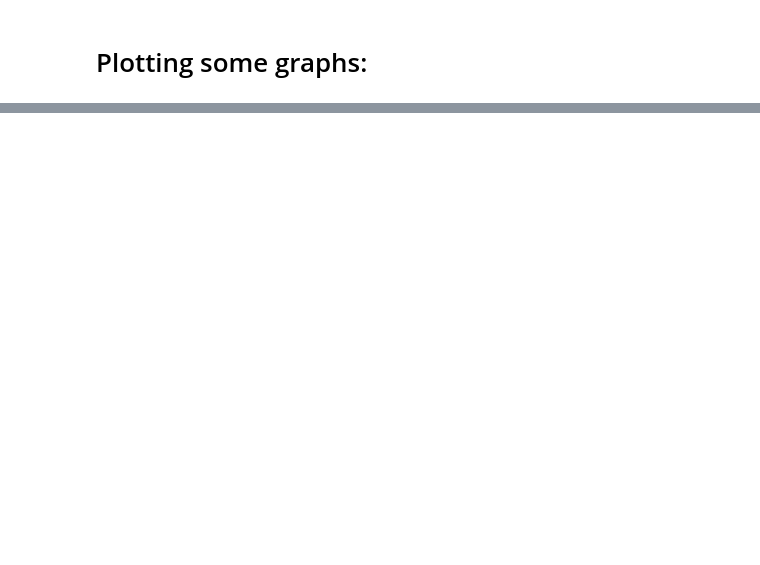
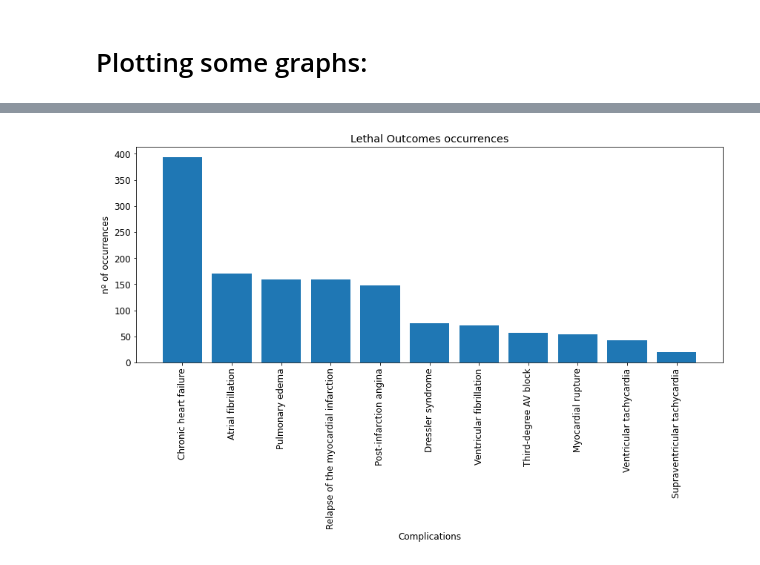
Before and after one commit to dwelcaslu/IFSP---Projeto-Interdisciplinar, a Jupyter notebook: notebooks/lucas/nbk00_data_exploration.ipynb, the cells around one changed output, grey strips where cells are left out. Cells and saved outputs as stored; diff of their text form; code cells hidden in the pictures; blank space fills up the shorter version.

```diff
--- a/notebooks/lucas/nbk00_data_exploration.ipynb
+++ b/notebooks/lucas/nbk00_data_exploration.ipynb
@@ -108,0 +175,25 @@ vis.plot_feature_boxplots(data, boxplot_cols, figsize=(12, 20), subplot_layout=(
+# %%
+COMPLICATIONS_COLS = ['FIBR_PREDS', 'PREDS_TAH', 'JELUD_TAH', 'FIBR_JELUD', 'A_V_BLOK',
+                      'OTEK_LANC', 'RAZRIV', 'DRESSLER', 'ZSN', 'REC_IM', 'P_IM_STEN']
+COMPLICATIONS_NAMES = ['Atrial fibrillation', 'Supraventricular tachycardia', 'Ventricular tachycardia', 'Ventricular fibrillation', 'Third-degree AV block',
+                       'Pulmonary edema', 'Myocardial rupture', 'Dressler syndrome', 'Chronic heart failure', 'Relapse of the myocardial infarction', 'Post-infarction angina']
+TARGET_NAMES = ['Alive', 'Cardiogenic shock', 'Pulmonary edema', 'Myocardial rupture',
+                'Progress of congestive heart failure',
+                'Thromboembolism', 'Asystole', 'Ventricular fibrillation']
+# %%
+# Complications counts:
+complications_counts = pd.DataFrame(data[COMPLICATIONS_COLS].sum(axis=0))
+complications_counts.index = COMPLICATIONS_NAMES
+complications_counts = complications_counts.sort_values(by=0, ascending=False)
+complications_counts
+
+plt.figure(figsize=(12, 8))
+plt.title('Lethal Outcomes occurrences')
+plt.bar(complications_counts.index, complications_counts[0])
+plt.xticks(rotation=90)
+plt.xlabel('Complications')
+plt.ylabel('nº of occurrences')
+plt.tight_layout()
+plt.show()
+# %% [output]
+[figure, added]
```
Also changed, not shown: parts of 17 cells of this notebook, 8 other files.
